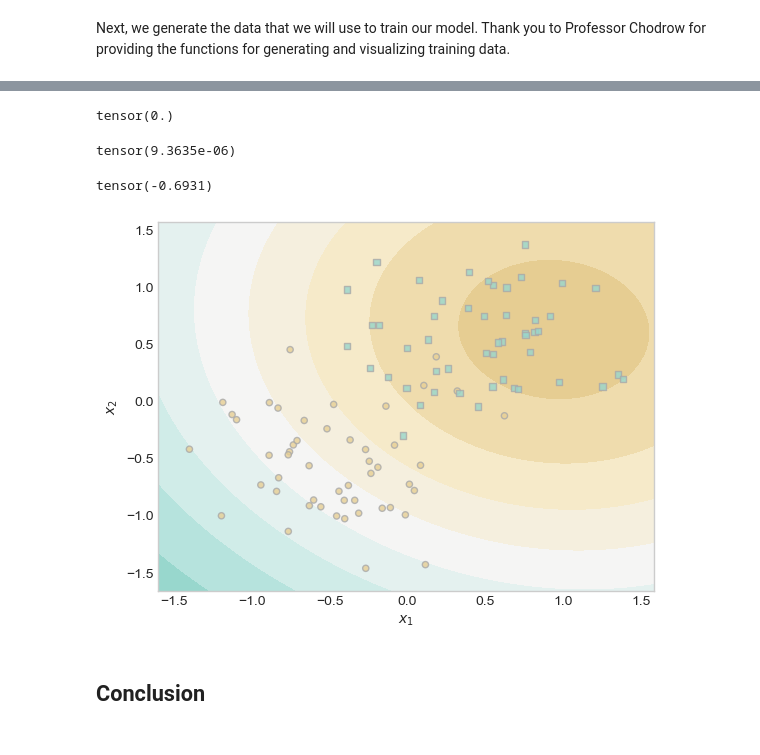
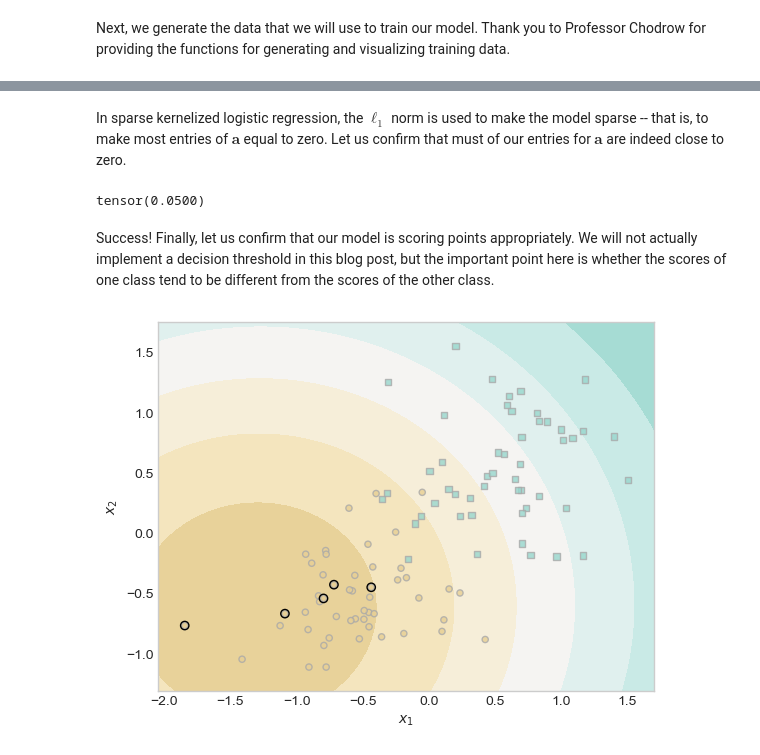
Before and after one commit to Liam-W-Smith/csci-0451, a Jupyter notebook: posts/sparse-kernel-machines/index.ipynb, the cells around one changed output, grey strips where cells are left out. Drawn from its saved outputs; the diff is of its cells as text; code cells hidden in the pictures.

Commit message:
sparse kernel machines

```diff
--- a/posts/sparse-kernel-machines/index.ipynb
+++ b/posts/sparse-kernel-machines/index.ipynb
@@ -62,50 +80,50 @@ plt.title("Training Data");
 def rbf_kernel(X_1, X_2, gamma):
     return torch.exp(-gamma*torch.cdist(X_1, X_2)**2)
 
+# set seed
+torch.manual_seed(1)
+
 # create kernel logistic regression model
-KR = KernelLogisticRegression(X, rbf_kernel, lam = 0.1, gamma = 0.1)
+KR = KernelLogisticRegression(X, rbf_kernel, lam = .1, gamma = 0.1)
 opt = GradientDescentOptimizer(KR)
 
 # fit model
 for i in range(100000):
     # update model
     opt.step(X, y, alpha = 0.0001)
+# %% [markdown]
+In sparse kernelized logistic regression, the $\ell_1$ norm is used to make the model sparse -- that is, to make most entries of $\mathbf{a}$ equal to zero.
+Let us confirm that must of our entries for $\mathbf{a}$ are indeed close to zero.
 # %%
-(1.0*(KR.a > 0.001)).mean()
+# compute proportion of coefficients distinguishable from zero
+(1.0*(torch.abs(KR.a) > 0.001)).mean()
 # %% [output]
-tensor(0.)
+tensor(0.0500)
-# %%
-KR.a.max()
-# %% [output]
-tensor(9.3635e-06)
-# %%
-KR.loss(X, y)
-# %% [output]
-tensor(-0.6931)
+# %% [markdown]
+Success! Finally, let us confirm that our model is scoring points appropriately.
+We will not actually implement a decision threshold in this blog post, but the important point here is whether the scores of one class tend to be different from the scores of the other class.
 # %%
+# plot results using Professor Chodrow's provided code
 ix = torch.abs(KR.a) > 0.001
 
 x1 = torch.linspace(X[:,0].min() - 0.2, X[:,0].max() + 0.2, 101)
 x2 = torch.linspace(X[:,1].min() - 0.2, X[:,1].max() + 0.2, 101)
 
 X1, X2 = torch.meshgrid(x1, x2, indexing='ij')
 
 x1 = X1.ravel()
 x2 = X2.ravel()
 
 X_ = torch.stack((x1, x2), dim = 1)
 
-preds = KR.score(X_)#, recompute_kernel = True)
+preds = KR.score(X_)
 preds = 1.0*torch.reshape(preds, X1.size())
 
 fig, ax = plt.subplots(1, 1)
-ax.contourf(X1, X2, preds, origin = "lower", cmap = "BrBG",
+ax.contourf(X1, X2, preds, origin = "lower", cmap = "BrBG_r",
 vmin = 2*preds.min() - preds.max(), vmax = 2*preds.max() - preds.min()
 )
 plot_classification_data(X, y, ax)
 plt.scatter(X[ix, 0],X[ix, 1], facecolors = "none", edgecolors = "black");
-# ax.scatter(X[ix, 0],X[ix, 1], facecolors = "none", edgecolors = "black")
 # %% [output]
-[figure, old version]
+[figure, new version]
-# %% [markdown]
-## Conclusion
```
Also changed, not shown: parts of 30 cells of this notebook, 18 other files.
